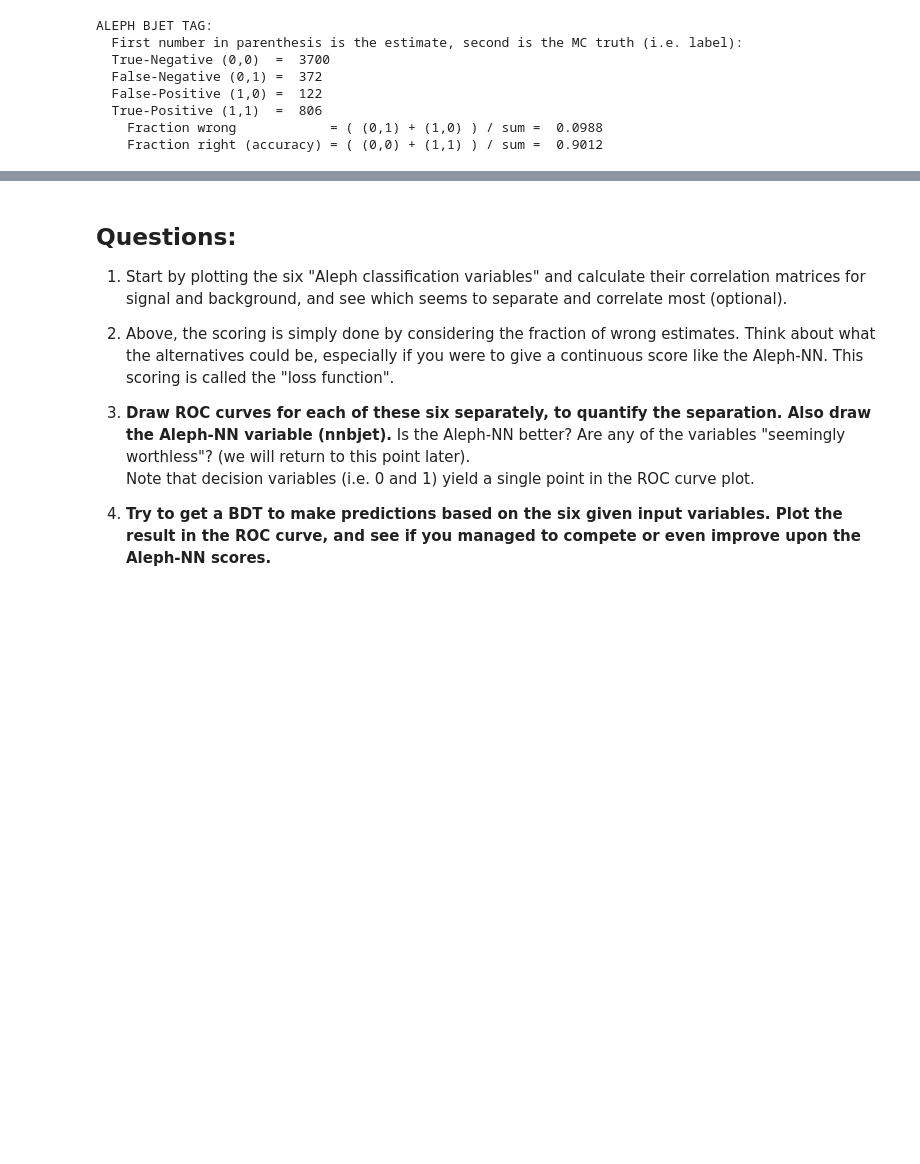
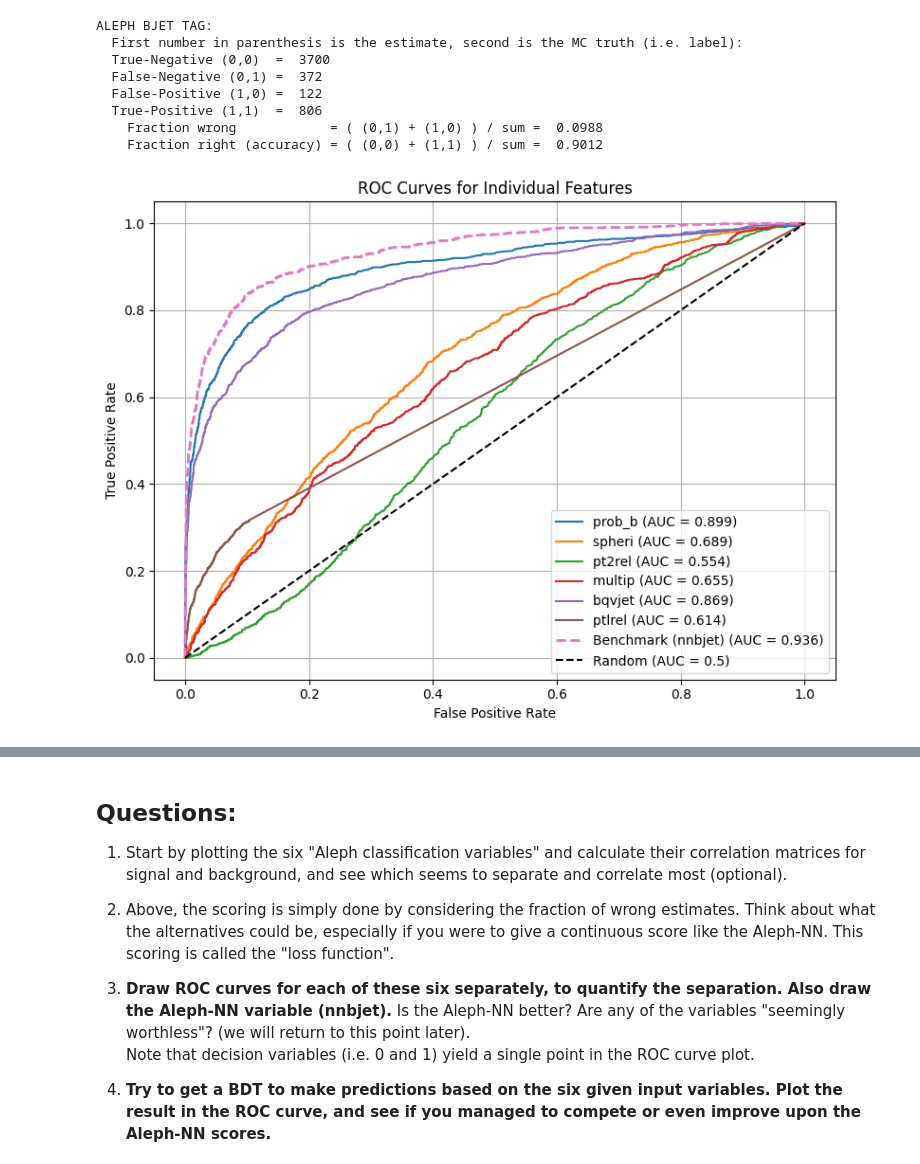
Before and after one commit to J04n04/AppliedML2026, a Jupyter notebook: Week1/BjetSelection_original.ipynb, the cells around one changed output, grey strips where cells are left out. Cells and saved outputs as stored; diff of their text form; code cells hidden in the pictures; blank space fills up the shorter version.

```diff
--- a/Week1/BjetSelection_original.ipynb
+++ b/Week1/BjetSelection_original.ipynb
@@ -191,3 +192,40 @@ ALEPH BJET TAG:
   True-Positive (1,1)  =  806
     Fraction wrong            = ( (0,1) + (1,0) ) / sum =  0.0988
     Fraction right (accuracy) = ( (0,0) + (1,1) ) / sum =  0.9012
+# %%
+from sklearn.metrics import roc_curve, auc
+
+
+plt.figure(figsize=(8, 6))
+
+# Loop over each feature
+for var in input_variables:
+    x = input_data[var]
+
+    # Compute ROC
+    fpr, tpr, _ = roc_curve(truth_data, x)
+    roc_auc = auc(fpr, tpr)
+
+    # Plot
+    plt.plot(fpr, tpr, label=f"{var} (AUC = {roc_auc:.3f})")
+
+fpr_bench, tpr_bench, _ = roc_curve(truth_data, benchmark_data)
+auc_bench = auc(fpr_bench, tpr_bench)
+
+plt.plot(fpr_bench, tpr_bench,
+         linestyle='--',
+         linewidth=2,
+         label=f"Benchmark (nnbjet) (AUC = {auc_bench:.3f})")
+
+plt.plot([0, 1], [0, 1], 'k--', label="Random (AUC = 0.5)")
+
+plt.xlabel("False Positive Rate")
+plt.ylabel("True Positive Rate")
+plt.title("ROC Curves for Individual Features")
+plt.legend()
+plt.grid()
+
+plt.tight_layout()
+plt.show()
+# %% [output]
+[figure, added]
```
Also changed, not shown: parts of 8 cells of this notebook.
